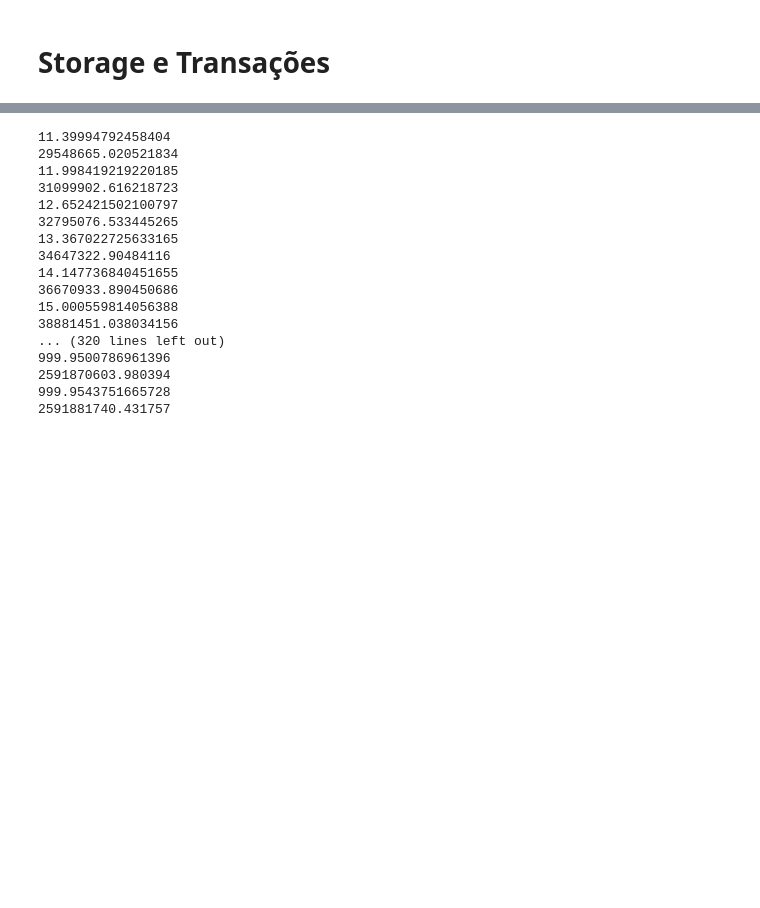
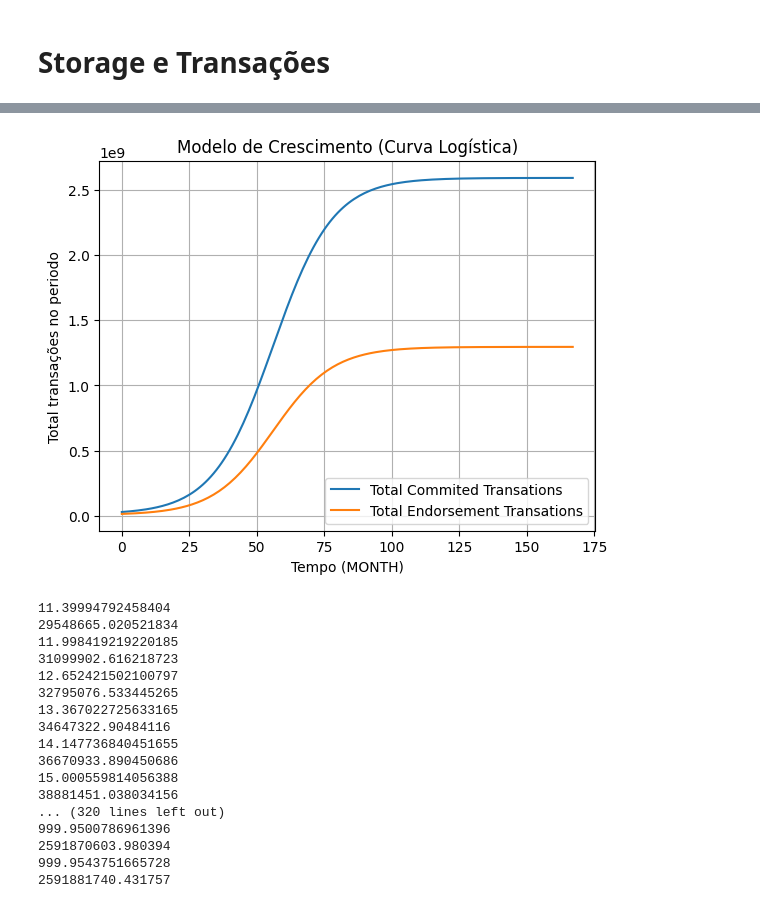
Before and after one commit to gilbertokoerbes/TCCII_Blockchain_Predict, a Jupyter notebook: predict.ipynb, the cells around one changed output, grey strips where cells are left out. Cells and saved outputs as stored; diff of their text form; code cells hidden in the pictures; blank space fills up the shorter version.

Commit message:
Recovery/recode Include endorsement policy and predict CPU

```diff
--- a/predict.ipynb
+++ b/predict.ipynb
@@ -64,6 +60,9 @@ def expand_transations_by_period(predict_type, rate_transations_per_second):
     }[predict_type](rate_transations_per_second)
 
 total_transactions_by_period = expand_transations_by_period(PREDICT_TYPE, AVG_RATE_TRANSACTIONS)
+# %%
+ENDORSEMENT_POLICY = 1/2
+endorsement_transations = total_transactions_by_period * ENDORSEMENT_POLICY
 # %% [markdown]
 # Storage e Transações
 # %%
@@ -87,3 +81,16 @@ can't invoke "event" command: application has been destroyed
+# %%
+fig, ax = plt.subplots()
+
+ax.plot(t, total_transactions_by_period, label='Total Commited Transations')
+ax.plot(t, endorsement_transations, label='Total Endorsement Transations')
+plt.xlabel(f'Tempo ({PREDICT_TYPE})')
+plt.ylabel('Total transações no periodo')
+plt.title('Modelo de Crescimento (Curva Logística)')
+plt.legend()
+plt.grid(True)
+plt.show()
+# %% [output]
+[figure, added]
 # %%
 
 blockchain_predict = predict.blockchain_predict()
```
Also changed, not shown: parts of 42 cells of this notebook.
